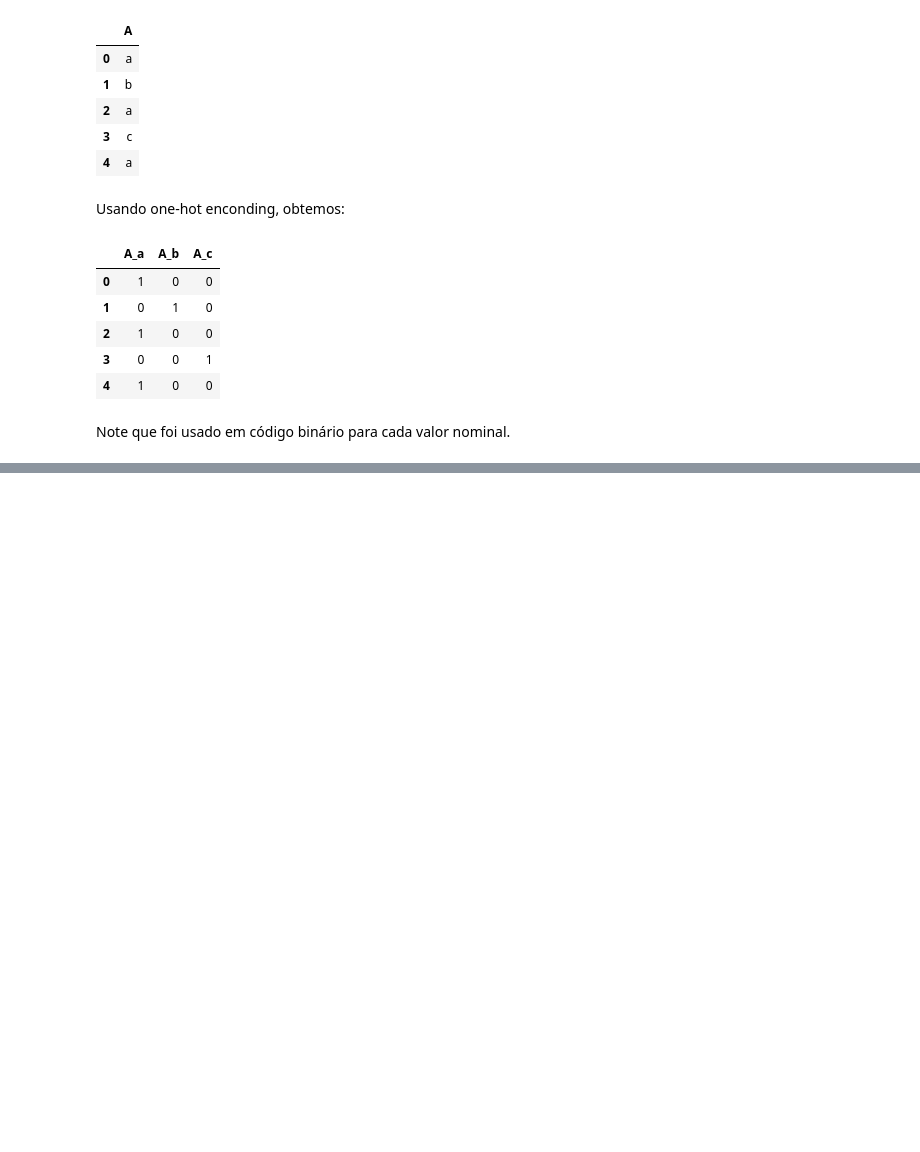
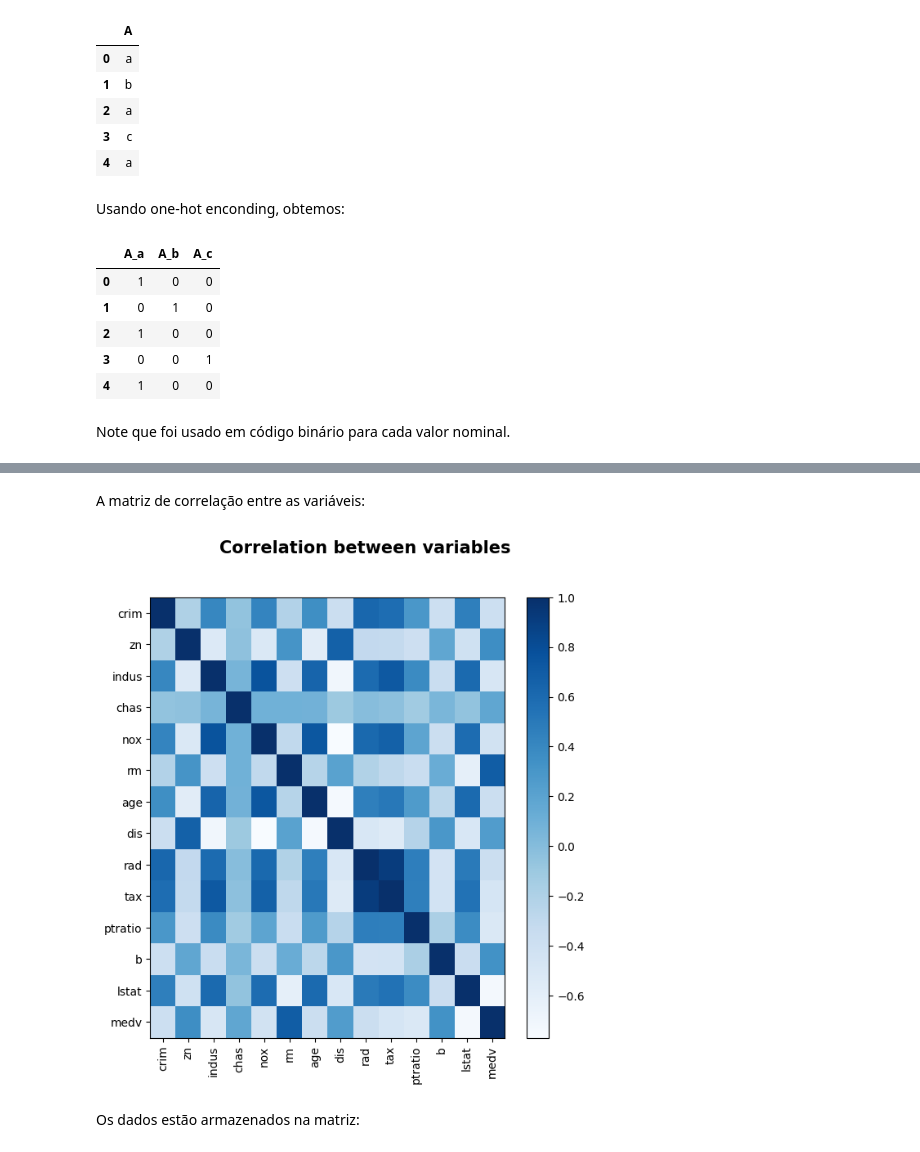
Before and after one commit to joaoholandaa/ciencia-de-dados, a Jupyter notebook: aula1-preparacao-transformacao.ipynb, the cells around one changed output, grey strips where cells are left out. Cells and saved outputs as stored; diff of their text form; code cells hidden in the pictures; blank space fills up the shorter version.

Commit message:
dados correlacionados

```diff
--- a/aula1-preparacao-transformacao.ipynb
+++ b/aula1-preparacao-transformacao.ipynb
@@ -529,0 +533,3 @@ Note que foi usado em código binário para cada valor nominal.
+# %%
+data = pd.read_csv('BostonHousing.csv', header=(0))
+data.head(10)
@@ -529,0 +548,21 @@ Note que foi usado em código binário para cada valor nominal.
+# %% [markdown]
+A matriz de correlação entre as variáveis:
+# %%
+#obtém a matriz de correlação dos dados
+corr = data.corr()
+#mostra a matriz
+plt.figure(figsize=(7,7))
+#imshow é usado para mostrar imagens
+plt.imshow(corr, cmap='Blues', interpolation='none', aspect='auto')
+#mostra a barra lateral de cores
+plt.colorbar()
+#inclui o nome das variáveis
+plt.xticks(range(len(corr)), corr.columns, rotation='vertical')
+plt.yticks(range(len(corr)), corr.columns);
+plt.suptitle('Correlation between variables', fontsize=15, fontweight='bold')
+plt.grid(False)
+plt.show()
+# %% [output]
+[figure, added]
+# %% [markdown]
+Os dados estão armazenados na matriz:
```
Also changed, not shown: parts of 6 cells of this notebook.
